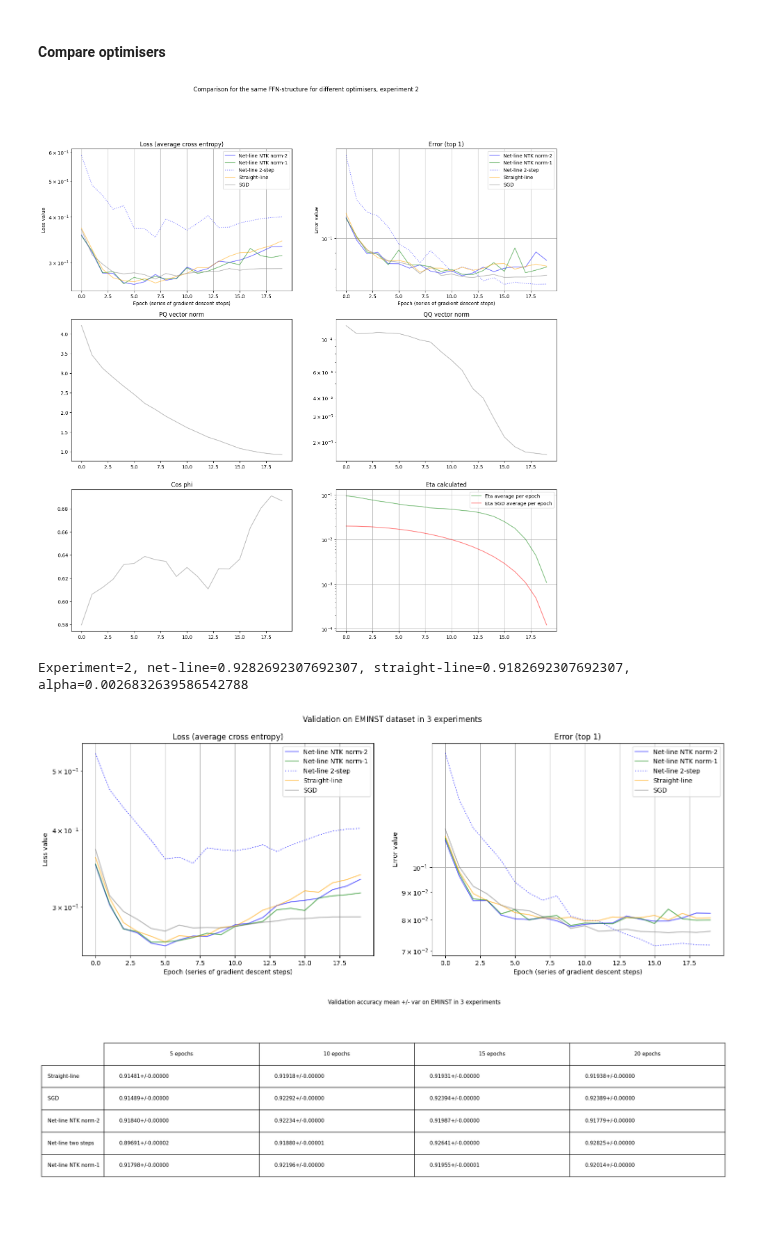
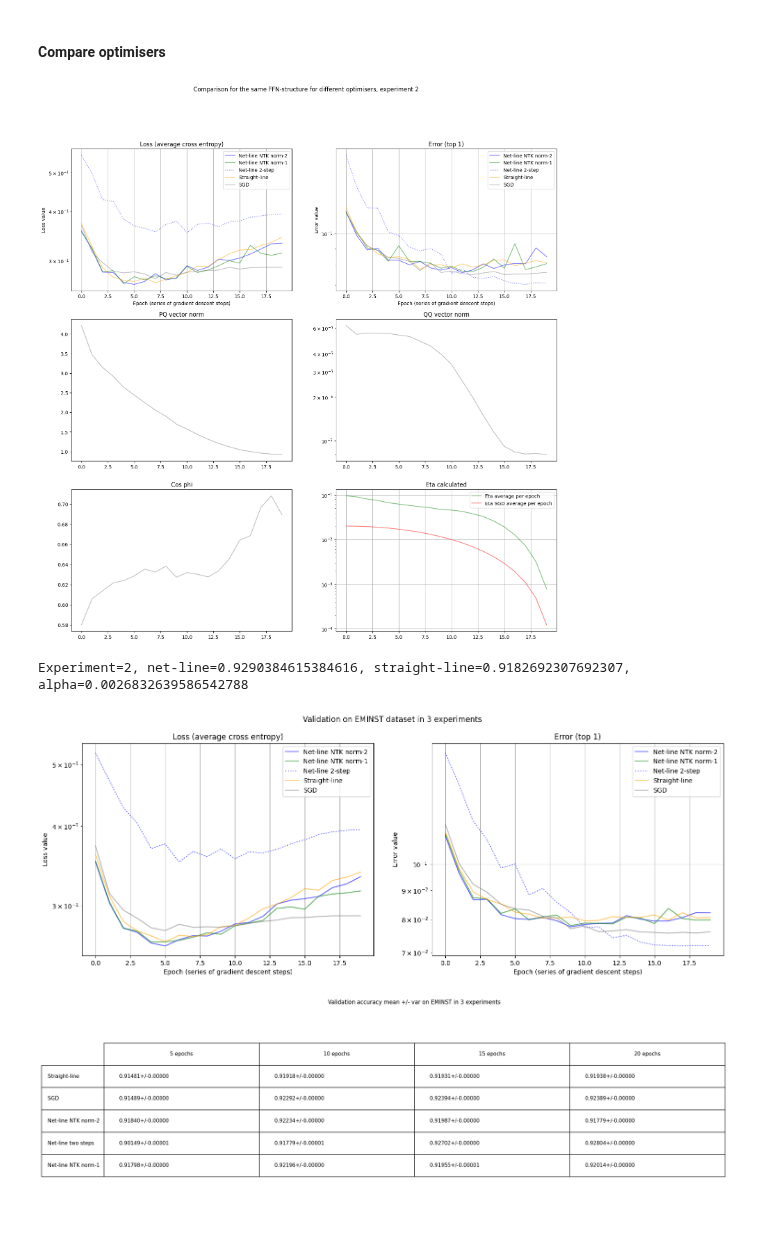
Before and after one commit to vkmbox/adaptive_stepsize, a Jupyter notebook: comparison_eminst_ffn.ipynb, the cells around one changed output. Cells and saved outputs as stored; diff of their text form; code cells hidden in the pictures.

```diff
--- a/comparison_eminst_ffn.ipynb
+++ b/comparison_eminst_ffn.ipynb
@@ -321,12 +321,12 @@ for experiment in range(EXPERIMENTS):
 
     #Net-line step
     snl_momentum = 0.9
-    snl_eta1 = 0.00001
-    snl_foreach = False
+    snl_eta1 = 0.000005
+    snl_foreach = True
 
     snl_net = copy.deepcopy(net_straightline)
     snl_net.set_slopes(slope_plus, slope_minus)
-    snl_opt = optim.SGD(snl_net.parameters(), lr=snl_eta1, momentum=snl_momentum, foreach=snl_foreach)
+    snl_opt = optim.SGD(snl_net.parameters(), lr=snl_eta1, momentum=snl_momentum)
     snl_sch = NetLineStepLR(snl_net, snl_opt, meta, foreach=snl_foreach)
     snl_sch.do_shorten_lr_for_momentum = True
     snl_sch.do_calc_grad_norm2 = False
@@ -413,42 +413,42 @@ for experiment in range(EXPERIMENTS):
         experimental_results[experiment, epoch, 0, 0] = acc0
         experimental_results[experiment, epoch, 0, 1] = loss0
 
         acc1, loss1 = test_loop(net_sgd)
         experimental_results[experiment, epoch, 1, 0] = acc1
         experimental_results[experiment, epoch, 1, 1] = loss1
         experimental_results[experiment, epoch, 1, 6] = schd_sgd.get_last_lr()[0]
         experimental_results[experiment, epoch, 1, 11] = mt_grad_sga.avg
         experimental_results[experiment, epoch, 1, 12] = mt_grad_sga_sq.avg - (mt_grad_sga.avg)**2
 
         acc2, loss2 = test_loop(net_linentk2)
         experimental_results[experiment, epoch, 2, 0] = acc2
         experimental_results[experiment, epoch, 2, 1] = loss2
 
         acc3, loss3 = test_loop(snl_net)
         experimental_results[experiment, epoch, 3, 0] = acc3
         experimental_results[experiment, epoch, 3, 1] = loss3
 
         acc4, loss4 = test_loop(net_linentk1)
         experimental_results[experiment, epoch, 4, 0] = acc4
         experimental_results[experiment, epoch, 4, 1] = loss4
 
         schd_sgd.step()
 
         title="Comparison for the same FFN-structure for different optimisers, experiment {}".format(experiment)
         experiment_comparison(experimental_results[experiment, 0:epoch+1], None, 0, 100, title=title)
 
         print("Experiment={}, net-line={}, straight-line={}, alpha={}"\
             .format(experiment, acc3, acc0, mt_alpha.avg))
 # %% [output]
-[figure, old version]
+[figure, new version]
-Experiment=2, net-line=0.9282692307692307, straight-line=0.9182692307692307, alpha=0.0026832639586542788
+Experiment=2, net-line=0.9290384615384616, straight-line=0.9182692307692307, alpha=0.0026832639586542788
 # %%
 experimental_mean = np.mean(experimental_results, axis=0)
 experimental_var = np.var(experimental_results, axis=0)
 title2="Validation on EMINST dataset in {} experiments".format(EXPERIMENTS)
 experiments_comparison(experimental_mean, experimental_var, 0, epoch+1, title=title2)
 # %% [output]
-[figure, old version]
+[figure, new version]
 # %%
 title3 = "Validation accuracy mean +/- var on EMINST in {} experiments".format(EXPERIMENTS)
 accuracy_comparison(experimental_results, 0, EPOCHS_PER_EXPERIMENT, title=title3)
```
Also changed, not shown: 6 other files.
